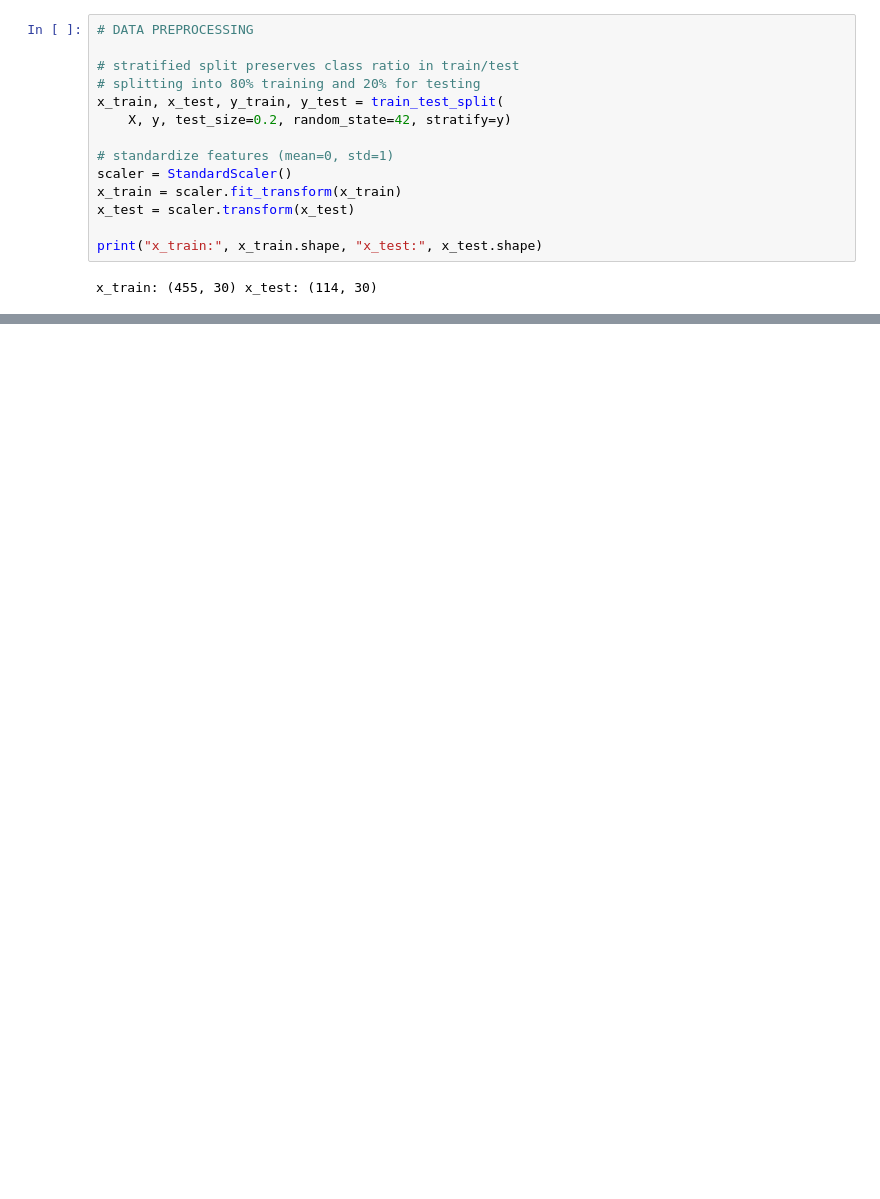
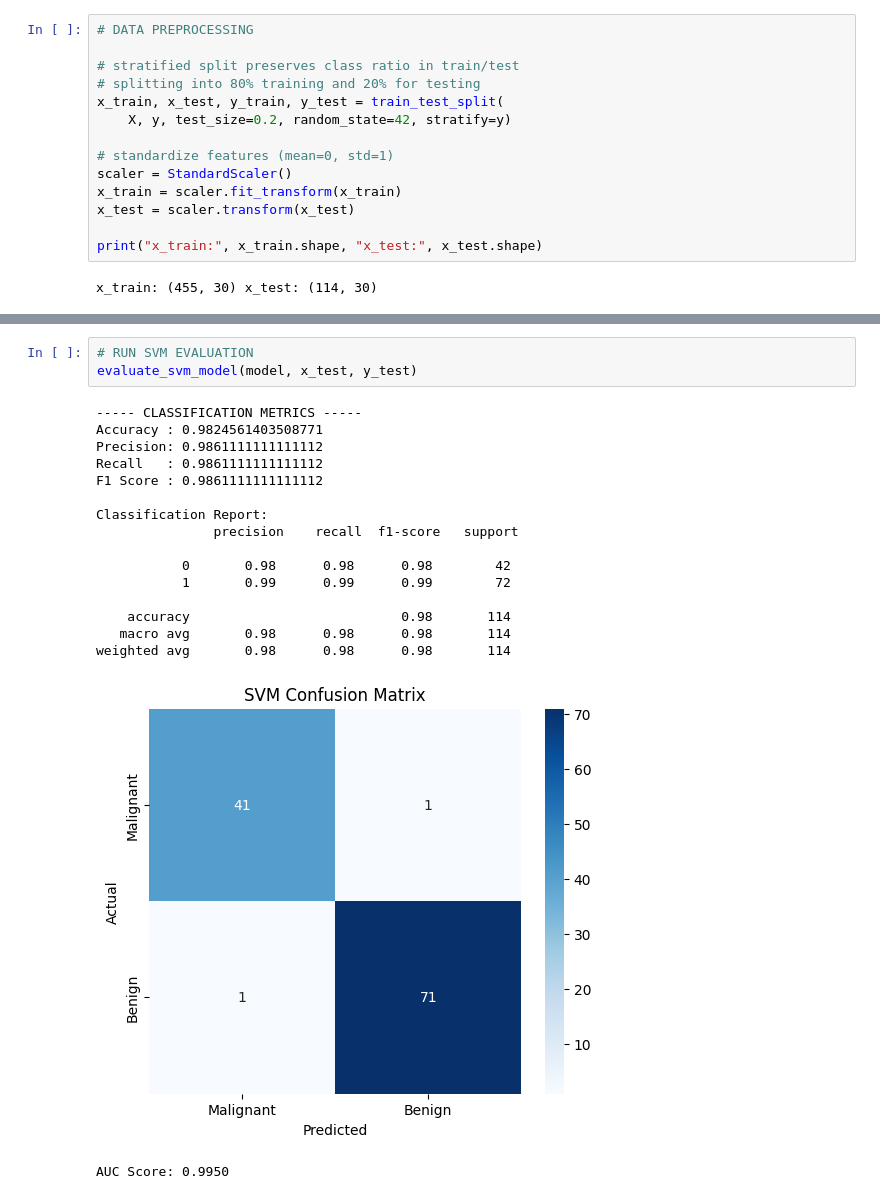
Before and after one commit to aryanalavade/Breast-Cancer-Detection-with-ML-Models, a Jupyter notebook: svm/breast_cancer_svm.ipynb, the cells around one changed output, grey strips where cells are left out. Cells and saved outputs as stored; diff of their text form; blank space fills up the shorter version.

```diff
--- a/svm/breast_cancer_svm.ipynb
+++ b/svm/breast_cancer_svm.ipynb
@@ -361,0 +271,21 @@ AUC Score: 0.9950
+# %%
+# RUN SVM EVALUATION
+evaluate_svm_model(model, x_test, y_test)
+# %% [output]
+----- CLASSIFICATION METRICS -----
+Accuracy : 0.9824561403508771
+Precision: 0.9861111111111112
+Recall   : 0.9861111111111112
+F1 Score : 0.9861111111111112
+
+Classification Report:
+               precision    recall  f1-score   support
+
+           0       0.98      0.98      0.98        42
+           1       0.99      0.99      0.99        72
+
+    accuracy                           0.98       114
+   macro avg       0.98      0.98      0.98       114
+weighted avg       0.98      0.98      0.98       114
+[figure, added]
+AUC Score: 0.9950
```
Also changed, not shown: parts of 16 cells of this notebook.
